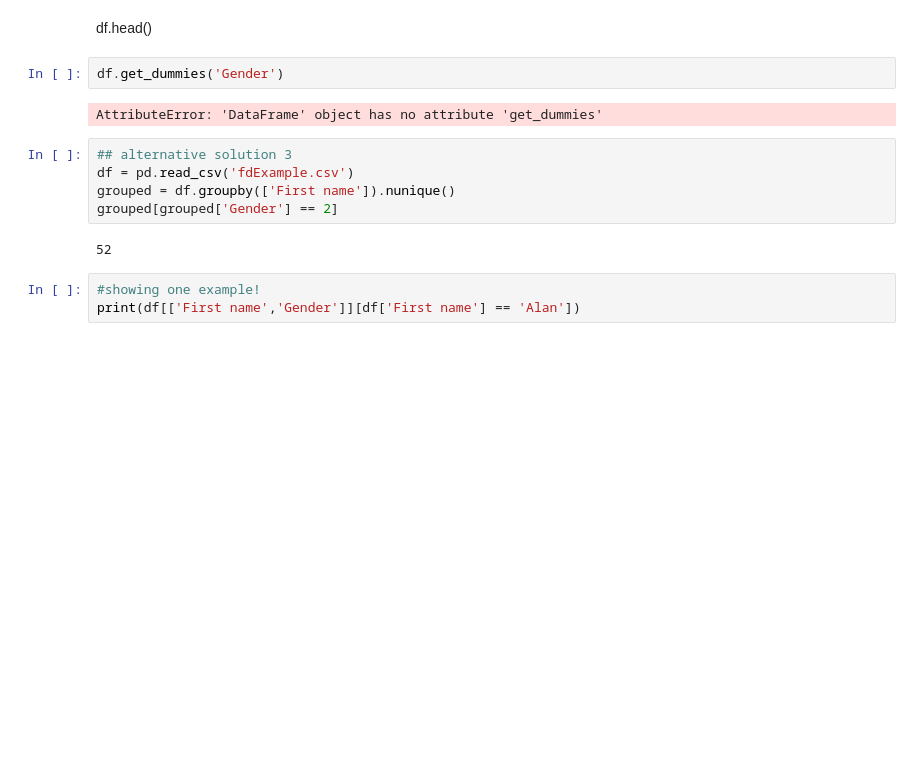
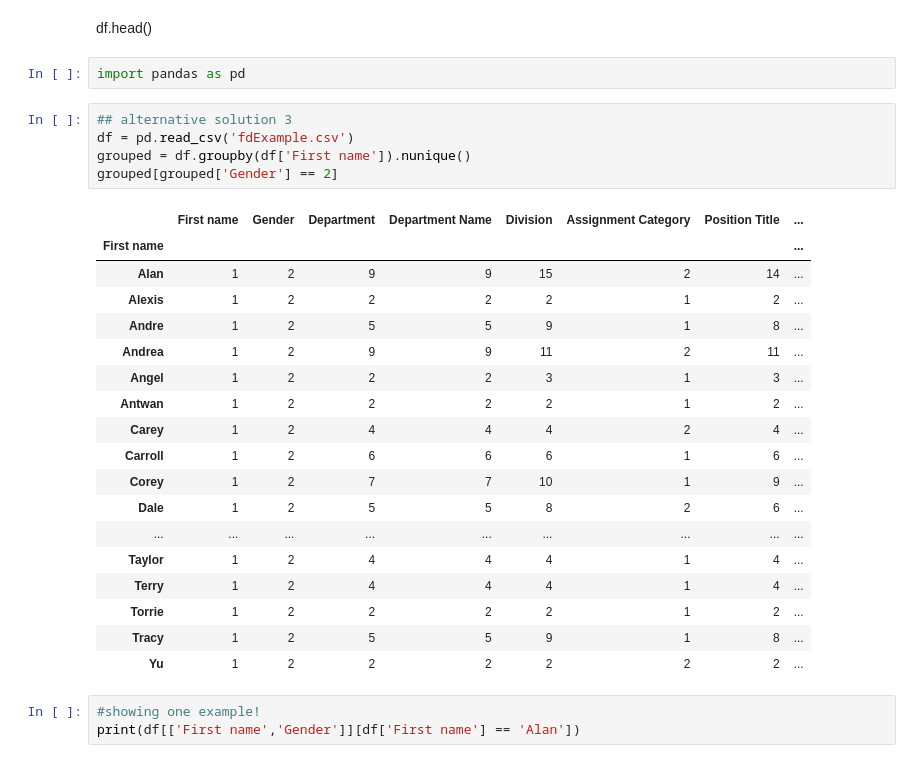
Before and after one commit to hansfranke1985/ADS, a Jupyter notebook: week_2/Exercises2.ipynb, the cells around one changed output. Drawn from its saved outputs; the diff is of its cells as text; blank space fills up the shorter version.

```diff
--- a/week_2/Exercises2.ipynb
+++ b/week_2/Exercises2.ipynb
@@ -284,17 +284,32 @@ len( df[df['First name'] == 'Aarti'].Gender.unique() )
 ## Random code from Hakim
 # %% [markdown]
 df.head()
-# %%
-df.get_dummies('Gender')
-# %% [output]
-AttributeError: 'DataFrame' object has no attribute 'get_dummies'
+# %%
+import pandas as pd
 # %%
 ## alternative solution 3
 df = pd.read_csv('fdExample.csv')
-grouped = df.groupby(['First name']).nunique()
+grouped = df.groupby(df['First name']).nunique()
 grouped[grouped['Gender'] == 2]
 # %% [output]
-52
+|  | First name | Gender | Department | Department Name | Division | Assignment Category | Position Title | ... |
+| First name |  |  |  |  |  |  |  | ... |
+| Alan | 1 | 2 | 9 | 9 | 15 | 2 | 14 | ... |
+| Alexis | 1 | 2 | 2 | 2 | 2 | 1 | 2 | ... |
+| Andre | 1 | 2 | 5 | 5 | 9 | 1 | 8 | ... |
+| Andrea | 1 | 2 | 9 | 9 | 11 | 2 | 11 | ... |
+| Angel | 1 | 2 | 2 | 2 | 3 | 1 | 3 | ... |
+| Antwan | 1 | 2 | 2 | 2 | 2 | 1 | 2 | ... |
+| Carey | 1 | 2 | 4 | 4 | 4 | 2 | 4 | ... |
+| Carroll | 1 | 2 | 6 | 6 | 6 | 1 | 6 | ... |
+| Corey | 1 | 2 | 7 | 7 | 10 | 1 | 9 | ... |
+| Dale | 1 | 2 | 5 | 5 | 8 | 2 | 6 | ... |
+| ... | ... | ... | ... | ... | ... | ... | ... | ... |
+| Taylor | 1 | 2 | 4 | 4 | 4 | 1 | 4 | ... |
+| Terry | 1 | 2 | 4 | 4 | 4 | 1 | 4 | ... |
+| Torrie | 1 | 2 | 2 | 2 | 2 | 1 | 2 | ... |
+| Tracy | 1 | 2 | 5 | 5 | 9 | 1 | 8 | ... |
+| Yu | 1 | 2 | 2 | 2 | 2 | 2 | 2 | ... |
 # %%
 #showing one example!
 print(df[['First name','Gender']][df['First name'] == 'Alan'])
```
Also changed, not shown: parts of 1 cell of this notebook, 3 other files.
